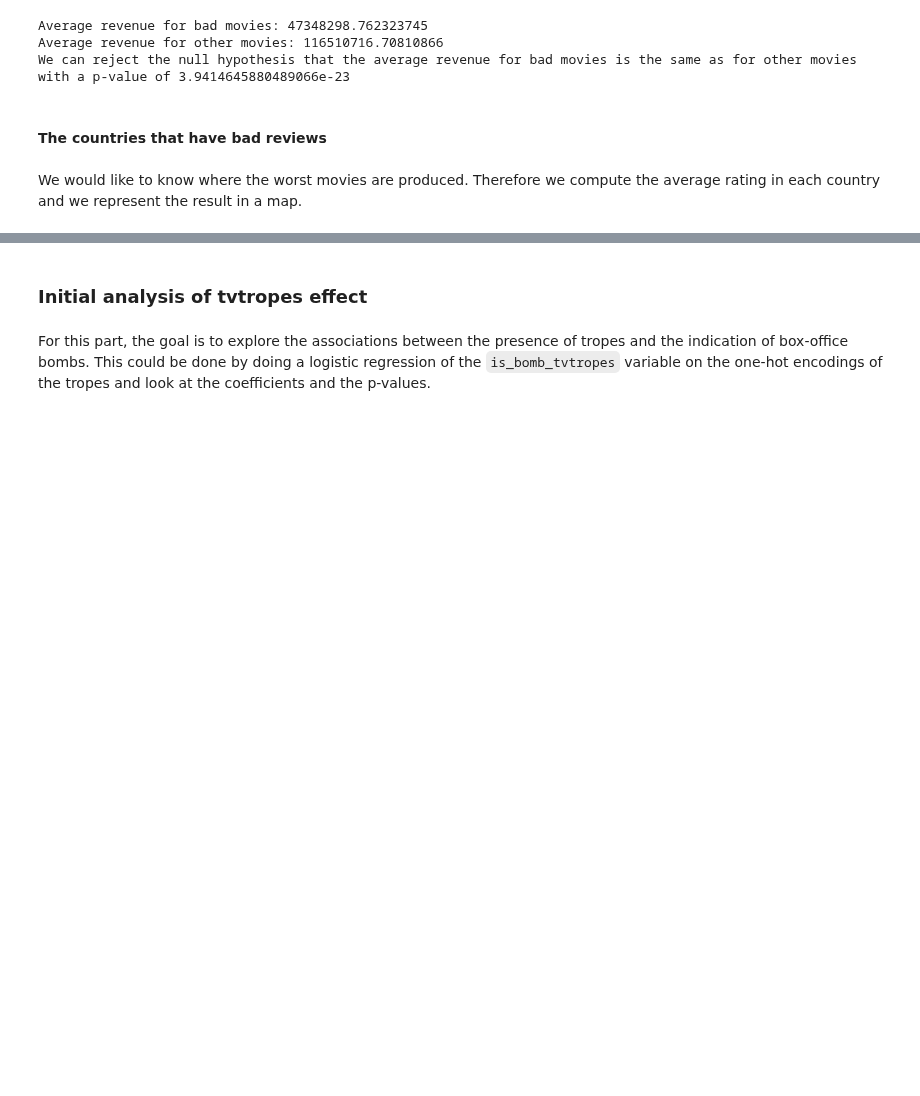
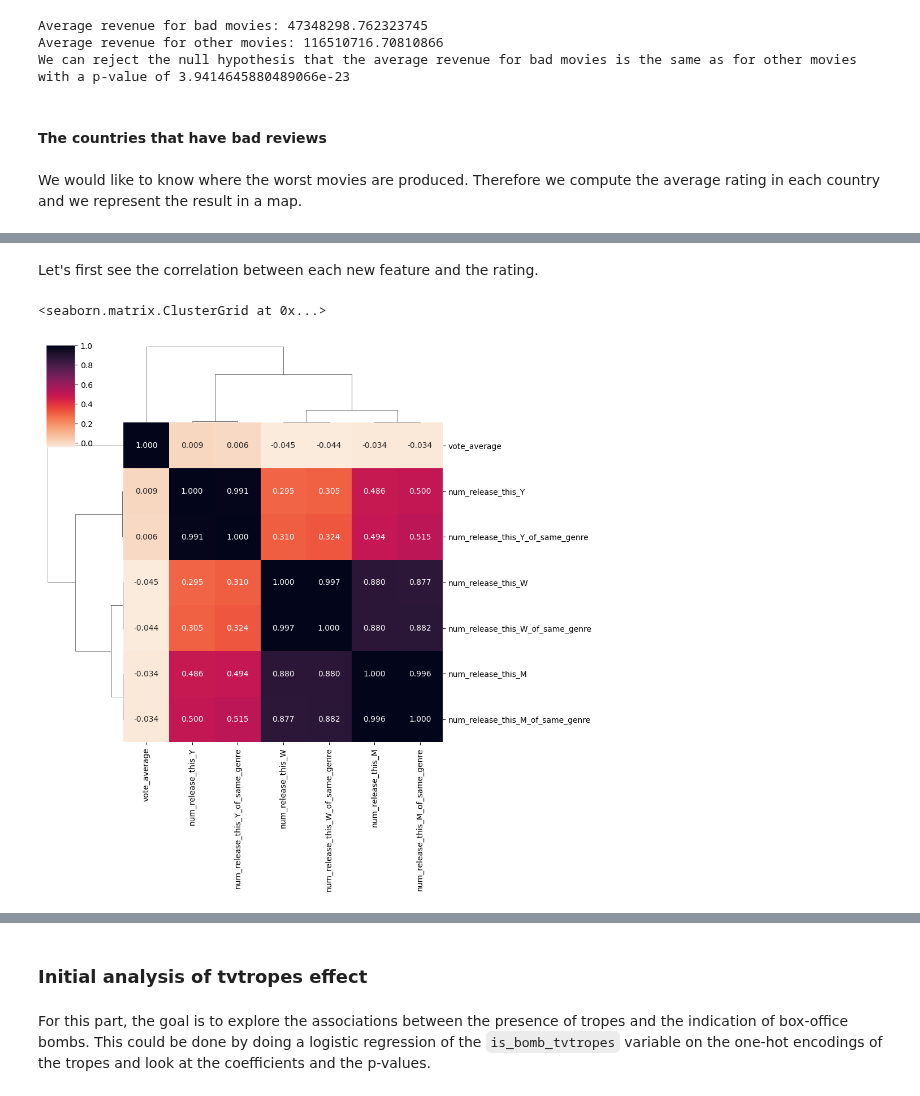
Before and after one commit to epfl-ada/ada-2022-project-adamax, a Jupyter notebook: src/initial_analysis.ipynb, the cells around one changed output, grey strips where cells are left out. Drawn from its saved outputs; the diff is of its cells as text; code cells hidden in the pictures; blank space fills up the shorter version.

```diff
--- a/src/initial_analysis.ipynb
+++ b/src/initial_analysis.ipynb
@@ -476,0 +623,29 @@ plt.show()
+# %%
+# Only keep movies with a release date
+df_movies = df_movies.dropna(subset=["release_date"])
+
+# Count the number of movies per week, month, year
+for period in ["W", "M", "Y"]:
+    df_movies["period"] = df_movies["release_date"].apply(lambda x: x.to_period(period))
+    mapping = df_movies.groupby("period")["period"].count().to_dict()
+    df_movies["num_release_this_" + period] = df_movies["period"].apply(lambda x: mapping[x] if x in mapping else 0)
+df_movies.drop(columns=["period"], inplace=True)
+
+# Count the number of movies per week, month, year of the same genre
+for period in ["W", "M", "Y"]:
+    df_movies["num_release_this_" + period + "_of_same_genre"] = 0
+    df_movies["period"] = df_movies["release_date"].apply(lambda x: x.to_period(period))
+    for g in all_genres:
+        df_movies.groupby("period")[f"is_{g}"].sum()
+        mapping = df_movies.groupby("period")[f"is_{g}"].sum().to_dict()
+        df_movies[f"num_release_this_{period}_of_same_genre"] += df_movies["period"].apply(lambda x: mapping[x] if x in mapping else 0)
+df_movies.drop(columns=["period"], inplace=True)
+# %% [markdown]
+Let's first see the correlation between each new feature and the rating.
+# %%
+sns.clustermap(df_movies[["num_release_this_W", "num_release_this_M", "num_release_this_Y",
+           "num_release_this_W_of_same_genre", "num_release_this_M_of_same_genre", "num_release_this_Y_of_same_genre",
+           "vote_average"]].corr(), cmap="rocket_r", annot=True, fmt=".3f")
+# %% [output]
+<seaborn.matrix.ClusterGrid at 0x...>
+[figure, added]
```
Also changed, not shown: parts of 58 cells of this notebook.
